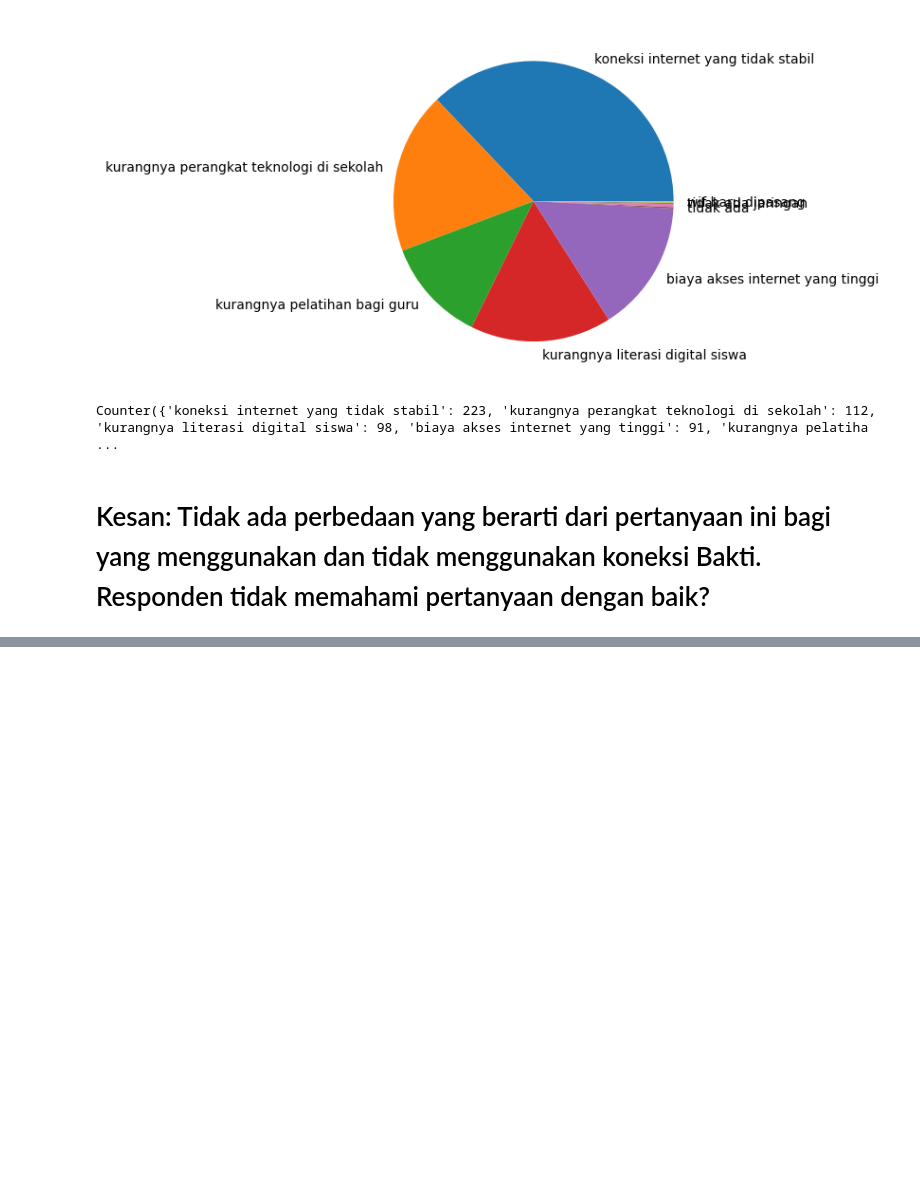
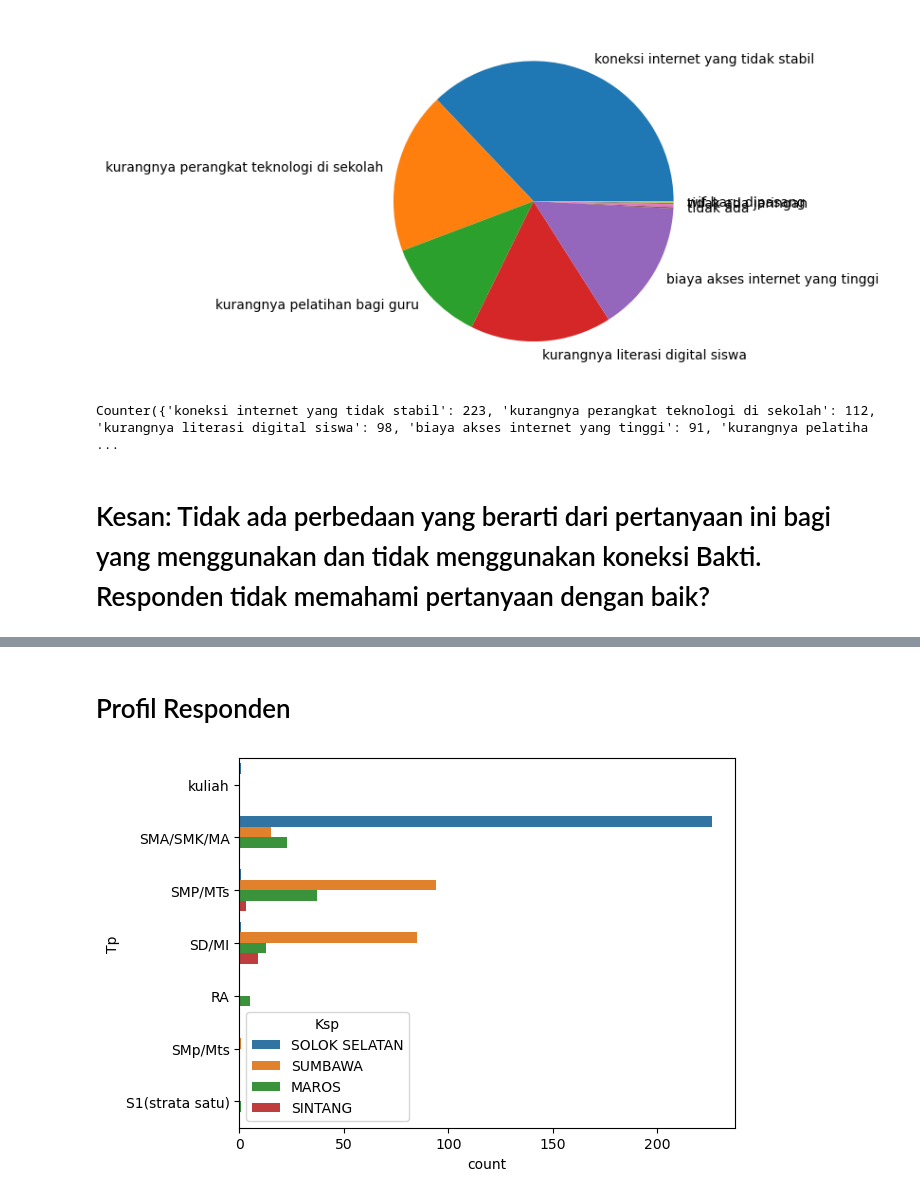
Before and after one commit to taudataanalytics/bakti2024, a Jupyter notebook: Bakti-2024.ipynb, the cells around one changed output, grey strips where cells are left out. Cells and saved outputs as stored; diff of their text form; code cells hidden in the pictures; blank space fills up the shorter version.

```diff
--- a/Bakti-2024.ipynb
+++ b/Bakti-2024.ipynb
@@ -759,0 +783,6 @@ Counter({'koneksi internet yang tidak stabil': 223, 'kurangnya perangkat teknolo
+# %% [markdown]
+# Profil Responden
+# %%
+ax = sns.countplot( y='Tp', hue = 'Ksp', data=dfM)
+# %% [output]
+[figure, added]
```
Also changed, not shown: parts of 3 cells of this notebook.
